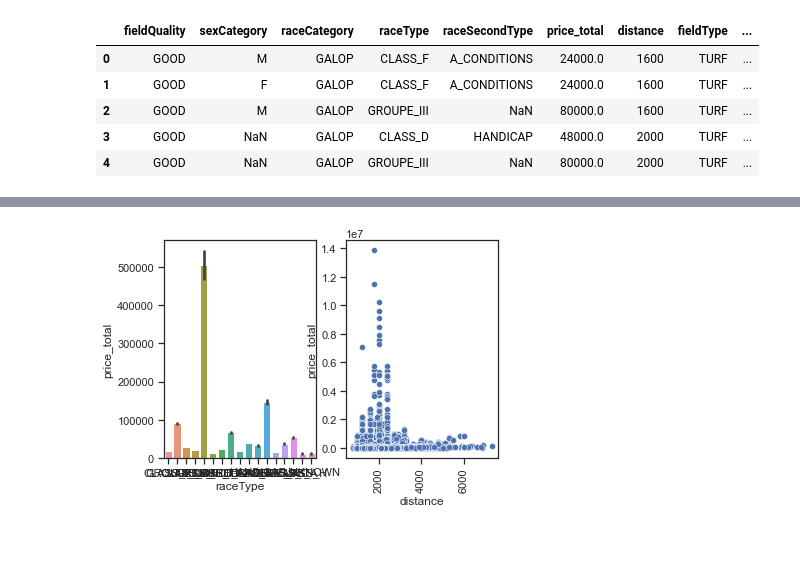
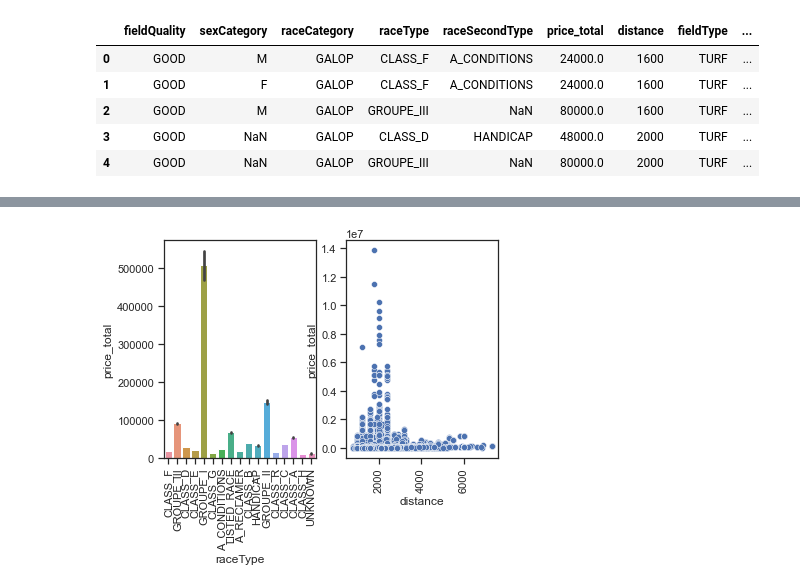
Before and after one commit to benjamrio/horse-races-ML, a Jupyter notebook: notebooks/data_analysis/1.0-br-race_data_explo.ipynb, the cells around one changed output, grey strips where cells are left out. Saved outputs shown, nothing was run; the diff lists cells and outputs as text; code cells hidden in the pictures; blank space fills up the shorter version.

```diff
--- a/notebooks/data_analysis/1.0-br-race_data_explo.ipynb
+++ b/notebooks/data_analysis/1.0-br-race_data_explo.ipynb
@@ -83,11 +83,11 @@ df.describe()
 # %%
 sn.set(style="ticks")
 fig, axs = plt.subplots(1, 2)
 sn.barplot(data=df, x="raceType", y="price_total", ax=axs[0])
-plt.xticks(rotation=90)
+axs[0].tick_params('x', labelrotation=90)
 sn.scatterplot(data=df, x="distance", y="price_total", ax=axs[1])
 plt.xticks(rotation=90)
 plt.close(2)
 plt.close(3)
 # %% [output]
-[figure, old version]
+[figure, new version]
```
Also changed, not shown: 2 other files.
